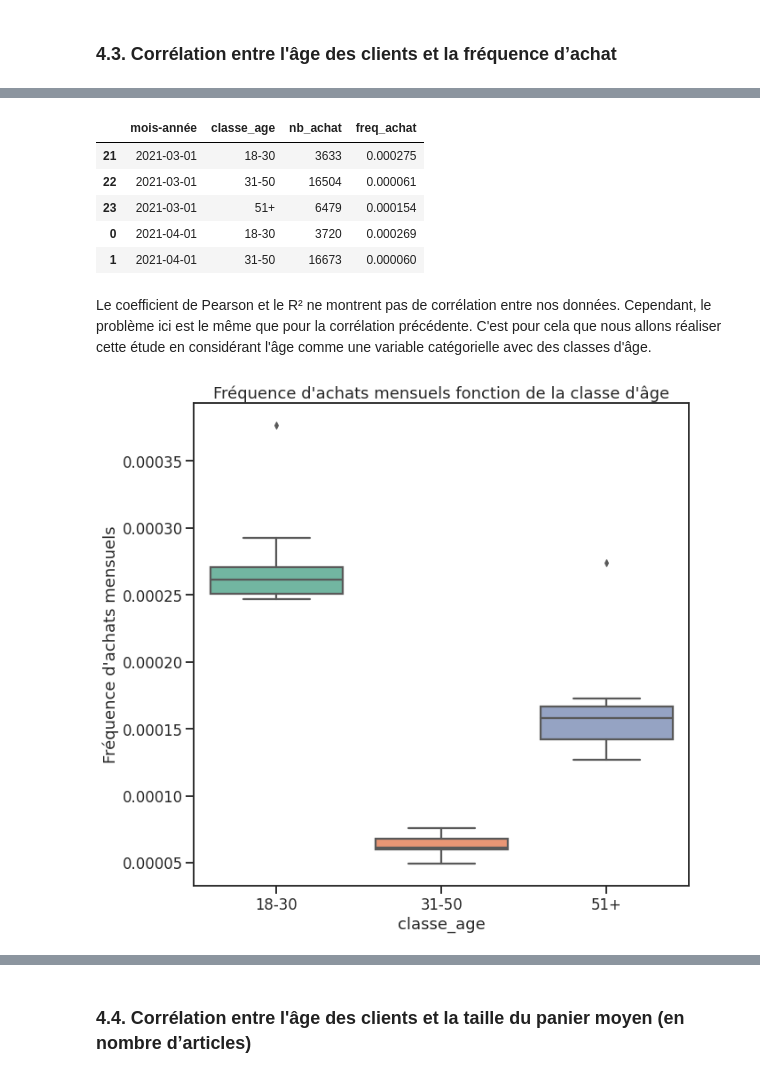
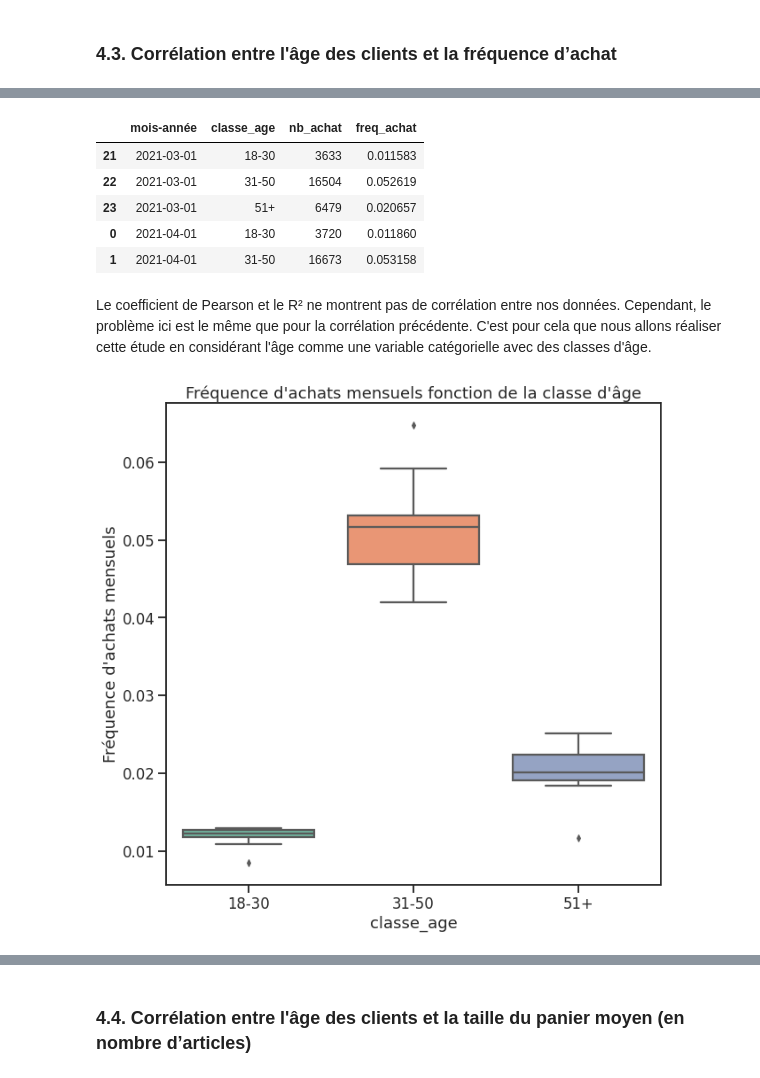
Before and after one commit to Sylvariane/Analyse-des-ventes-d-une-entreprise, a Jupyter notebook: P04_02_scriptanalyse.ipynb, the cells around one changed output, grey strips where cells are left out. Drawn from its saved outputs; the diff is of its cells as text; code cells hidden in the pictures.

```diff
--- a/P04_02_scriptanalyse.ipynb
+++ b/P04_02_scriptanalyse.ipynb
@@ -334,3 +334,18 @@ _ = plt.savefig(f'{image_dir}/6 - CA mensuel.jpg')
 _ = plt.show()
 # %% [output]
 [figure]
+# %%
+sns.set_style('ticks')
+sns.set_context('talk')
+sns.set_palette('Set2')
+plt.figure(figsize = (10,10))
+
+_ = plt.plot(sells_ca['mois-année'], sells_ca['cumprice'])
+_ = plt.xticks(rotation=45)
+_ = plt.xlabel('Mois')
+_ = plt.ylabel('Chiffre d\'affaires (en €)')
+_ = plt.title('Evolution du chiffre d\'affaires')
+
+_ = plt.savefig(f'{image_dir}/7 - CA cumulé.jpg')
+
+_ = plt.show()
@@ -639,31 +669,31 @@ df_freq = df.groupby(['mois-année', 'classe_age']).sum().reset_index()
 df_freq['mois-année'] = pd.to_datetime(df_freq['mois-année'])
 df_freq = df_freq[['mois-année', 'classe_age', 'nb_achat']]
 df_freq = df_freq.sort_values(['mois-année', 'classe_age'])
-df_freq['freq_achat'] = 1/df_freq['nb_achat']
+df_freq['freq_achat'] = df_freq['nb_achat']/df['nb_achat'].sum()
 df_freq.head()
 # %% [output]
 |  | mois-année | classe_age | nb_achat | freq_achat |
-| 21 | 2021-03-01 | 18-30 | 3633 | 0.000275 |
-| 22 | 2021-03-01 | 31-50 | 16504 | 0.000061 |
-| 23 | 2021-03-01 | 51+ | 6479 | 0.000154 |
-| 0 | 2021-04-01 | 18-30 | 3720 | 0.000269 |
-| 1 | 2021-04-01 | 31-50 | 16673 | 0.000060 |
+| 21 | 2021-03-01 | 18-30 | 3633 | 0.011583 |
+| 22 | 2021-03-01 | 31-50 | 16504 | 0.052619 |
+| 23 | 2021-03-01 | 51+ | 6479 | 0.020657 |
+| 0 | 2021-04-01 | 18-30 | 3720 | 0.011860 |
+| 1 | 2021-04-01 | 31-50 | 16673 | 0.053158 |
 # %% [markdown]
 Le coefficient de Pearson et le R² ne montrent pas de corrélation entre nos données. Cependant, le problème ici est le même que pour la corrélation précédente. C'est pour cela que nous allons réaliser cette étude en considérant l'âge comme une variable catégorielle avec des classes d'âge.
 # %%
 sns.set_context('talk')
 sns.set_palette('Set2')
 plt.figure(figsize=[10,10])
 
 _ = sns.boxplot(x='classe_age', y='freq_achat', data=df_freq)
 _ = plt.ylabel('Fréquence d\'achats mensuels')
 _ = plt.title('Fréquence d\'achats mensuels fonction de la classe d\'âge')
 
-_ = plt.savefig(f'{image_dir}/13 - freqachat_age_anova.jpg')
+_ = plt.savefig(f'{image_dir}/14 - freqachat_age_anova.jpg')
 
 _ = plt.show()
 # %% [output]
-[figure, old version]
+[figure, new version]
 # %%
 X = df_freq['classe_age'] # qualitative
 Y = df_freq['freq_achat'] # quantitative
```
Also changed, not shown: parts of 16 cells of this notebook.
